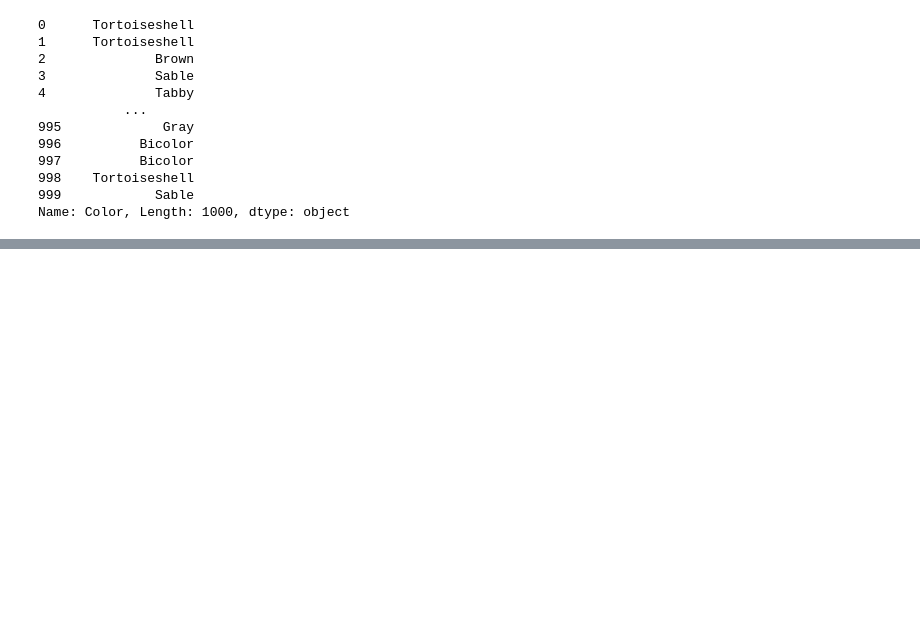
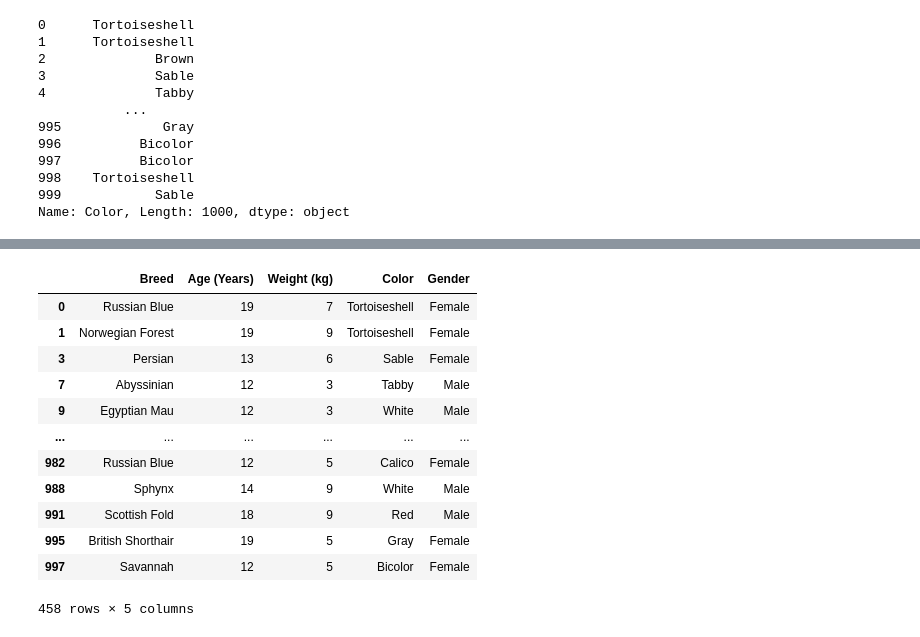
Before and after one commit to anonymo2239/Data-Science-and-Machine-Learning-Tutorial, a Jupyter notebook: Kaggle_Lectures_thebasis/2-indexing_selecting_assigning.ipynb, the cells around one changed output, grey strips where cells are left out. Cells and saved outputs as stored; diff of their text form; code cells hidden in the pictures; blank space fills up the shorter version.

```diff
--- a/Kaggle_Lectures_thebasis/2-indexing_selecting_assigning.ipynb
+++ b/Kaggle_Lectures_thebasis/2-indexing_selecting_assigning.ipynb
@@ -64,0 +239,16 @@ reviews["Color"][0]
+# %%
+reviews.loc[(reviews.Breed == "Persian") | (reviews["Age (Years)"] >= 12)]
+# %% [output]
+|  | Breed | Age (Years) | Weight (kg) | Color | Gender |
+| 0 | Russian Blue | 19 | 7 | Tortoiseshell | Female |
+| 1 | Norwegian Forest | 19 | 9 | Tortoiseshell | Female |
+| 3 | Persian | 13 | 6 | Sable | Female |
+| 7 | Abyssinian | 12 | 3 | Tabby | Male |
+| 9 | Egyptian Mau | 12 | 3 | White | Male |
+| ... | ... | ... | ... | ... | ... |
+| 982 | Russian Blue | 12 | 5 | Calico | Female |
+| 988 | Sphynx | 14 | 9 | White | Male |
+| 991 | Scottish Fold | 18 | 9 | Red | Male |
+| 995 | British Shorthair | 19 | 5 | Gray | Female |
+| 997 | Savannah | 12 | 5 | Bicolor | Female |
+458 rows × 5 columns
```
Also changed, not shown: parts of 25 cells of this notebook.
